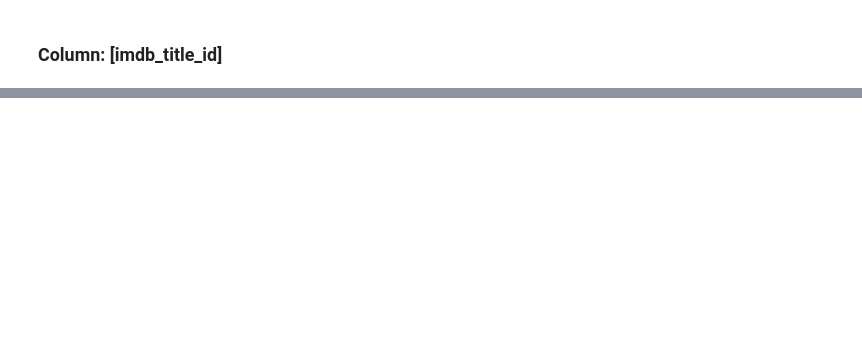
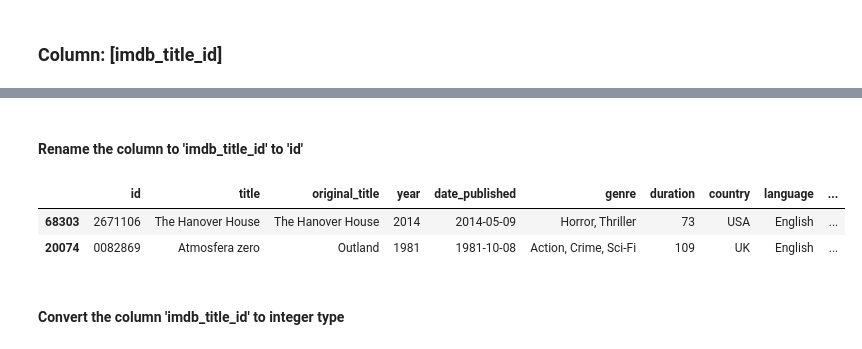
Before and after one commit to anandavii/IMDB_Movie_Cleaning_Python, a Jupyter notebook: imdb movie cleaning.ipynb, the cells around one changed output, grey strips where cells are left out. Saved outputs shown, nothing was run; the diff lists cells and outputs as text; code cells hidden in the pictures; blank space fills up the shorter version.

```diff
--- a/imdb movie cleaning.ipynb
+++ b/imdb movie cleaning.ipynb
@@ -72,0 +102,12 @@ array(['tt0000009', 'tt0000574', 'tt0001892', ..., 'tt9911774',
+# %% [markdown]
+#### Rename the column to 'imdb_title_id' to 'id'
+# %%
+# Rename column 'imdb_title_id' to 'id'
+mv.rename(columns={'imdb_title_id':'id'}, inplace=True)
+mv.sample(2)
+# %% [output]
+|  | id | title | original_title | year | date_published | genre | duration | country | language | ... |
+| 68303 | 2671106 | The Hanover House | The Hanover House | 2014 | 2014-05-09 | Horror, Thriller | 73 | USA | English | ... |
+| 20074 | 0082869 | Atmosfera zero | Outland | 1981 | 1981-10-08 | Action, Crime, Sci-Fi | 109 | UK | English | ... |
+# %% [markdown]
+#### Convert the column 'imdb_title_id' to integer type
```
Also changed, not shown: parts of 24 cells of this notebook.
